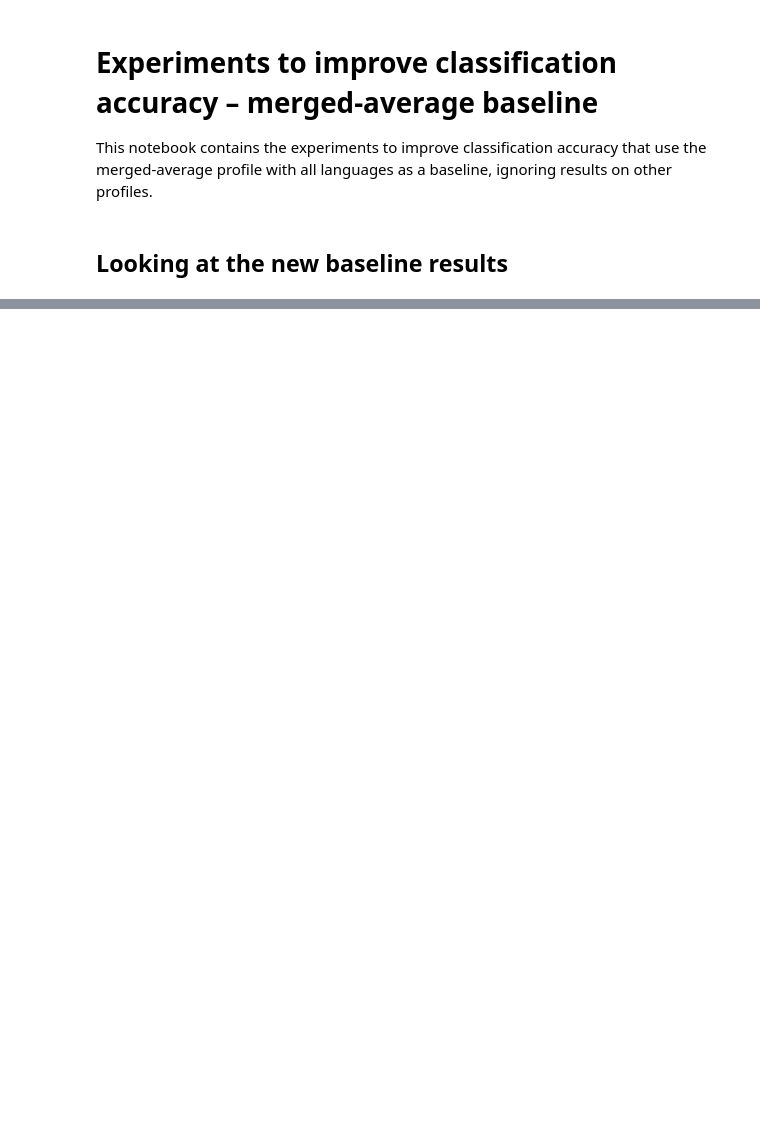
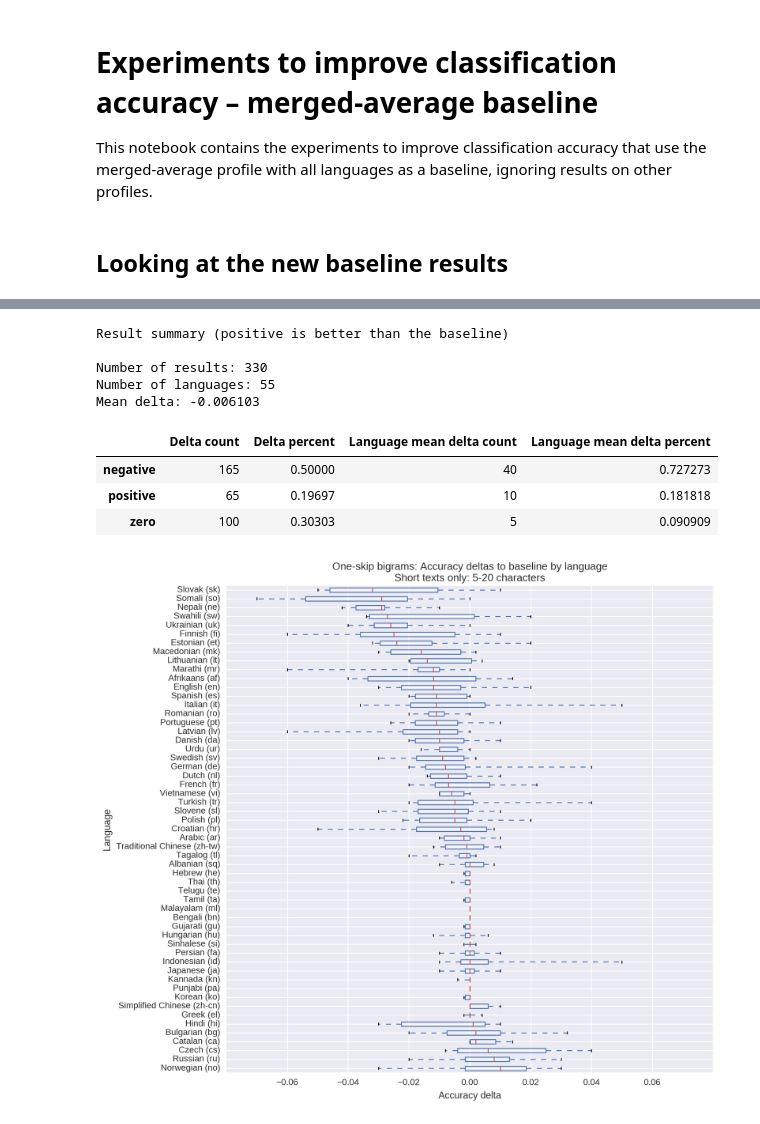
Before and after one commit to Automattic/elasticsearch-langdetect, a Jupyter notebook: experiments/Classification experiments - merged-average baseline.ipynb, the cells around one changed output, grey strips where cells are left out. Drawn from its saved outputs; the diff is of its cells as text; code cells hidden in the pictures; blank space fills up the shorter version.

```diff
--- a/experiments/Classification experiments - merged-average baseline.ipynb
+++ b/experiments/Classification experiments - merged-average baseline.ipynb
@@ -122,17 +123,24 @@ This build could be faster, please consider using the Gradle Daemon: https://doc
 warning: [options] bootstrap class path not set in conjunction with -source 1.7
 1 warning
 warning: [options] bootstrap class path not set in conjunction with -source 1.7
+# %%
+one_skip_bigrams_results = read_results('results/one-skip-bigrams.csv')
 # %%
-def extract_accuracies(results):
+def extract_accuracies(results, short_only):
+    if short_only:
+        results = results[results['substringLength'].isin({5, 10, 20})]
     accuracies = results.drop(RESULT_PARAM_COLS, axis=1)
     accuracies.rename_axis({k: '{} ({})'.format(v, k) for k, v in LANGUAGE_CODE_TO_NAME.items()},
                            axis=1, inplace=True)
     return accuracies
 
 def plot_accuracy_deltas_by_language(baseline_results, experiment_results, experiment_name='N/A',
-                                     order='min', baseline_desc=None, quiet=False):
-    baseline_accuracies = extract_accuracies(baseline_results)
-    deltas = (extract_accuracies(experiment_results) - baseline_accuracies).dropna(axis=1, how='all')
+                                     order='median', baseline_desc=None, quiet=False, short_only=True):
+    baseline_accuracies = extract_accuracies(baseline_results, short_only)
+    experiment_accuracies = extract_accuracies(experiment_results, short_only)
+    assert len(baseline_accuracies) == len(experiment_accuracies)
+    baseline_accuracies.index = experiment_accuracies.index
+    deltas = (experiment_accuracies - baseline_accuracies).dropna(axis=1, how='all')
     delta_counts = pd.Series({k: v.sum().sum() for k, v in dict(positive=deltas > 0,
                                                                 negative=deltas < 0,
                                                                 zero=deltas == 0).items()})
@@ -144,34 +152,46 @@ def plot_accuracy_deltas_by_language(baseline_results, experiment_results, exper
         'Delta count': delta_counts,
         'Delta percent': delta_counts / delta_counts.sum(),
         'Language mean delta count': delta_mean_counts,
         'Language mean delta percent': delta_mean_counts / delta_mean_counts.sum()
     })
     mean_delta = deltas.mean().mean()
     if quiet:
         return count_summary_df, mean_delta
     print('Result summary (positive is better than the baseline)\n')
     print('Number of results: {}'.format(delta_counts.sum()))
     print('Number of languages: {}'.format(len(deltas.columns)))
     print('Mean delta: {:4f}'.format(mean_delta))
     display(count_summary_df)
 
     if order == 'width':
         order_series = deltas.max() - deltas.min()
     else:
         order_series = getattr(deltas, order)()
     ax = deltas[order_series.sort_values(ascending=False).index].plot(
         kind='box', vert=False, figsize=(10, 10), whis='range'
     )
     positive_limit = deltas.abs().max().max() + 0.01
     # Keep the x-axis symmetrical
     ax.set_xlim((-positive_limit, positive_limit))
     ax.set_xlabel('Accuracy delta')
     ax.set_ylabel('Language')
-    ax.set_title('{} accuracy deltas to baseline{} by language'.format(
+    ax.set_title('{} Accuracy deltas to baseline{} by language{}'.format(
         experiment_name,
-        ' ({})'.format(baseline_desc) if baseline_desc else ''
+        ' ({})'.format(baseline_desc) if baseline_desc else '',
+        '\nShort texts only: 5-20 characters' if short_only else ''
     ))
 
 plot_accuracy_deltas_by_language(baseline_results,
-                                 no_ngram_subsampling_results,
-                                 '[Experiment] No n-gram subsampling:')
+                                 one_skip_bigrams_results,
+                                 'One-skip bigrams:')
+# %% [output]
+Result summary (positive is better than the baseline)
+
+Number of results: 330
+Number of languages: 55
+Mean delta: -0.006103
+|  | Delta count | Delta percent | Language mean delta count | Language mean delta percent |
+| negative | 165 | 0.50000 | 40 | 0.727273 |
+| positive | 65 | 0.19697 | 10 | 0.181818 |
+| zero | 100 | 0.30303 | 5 | 0.090909 |
+[figure, added]
```
Also changed, not shown: parts of 5 cells of this notebook, 4 other files.
